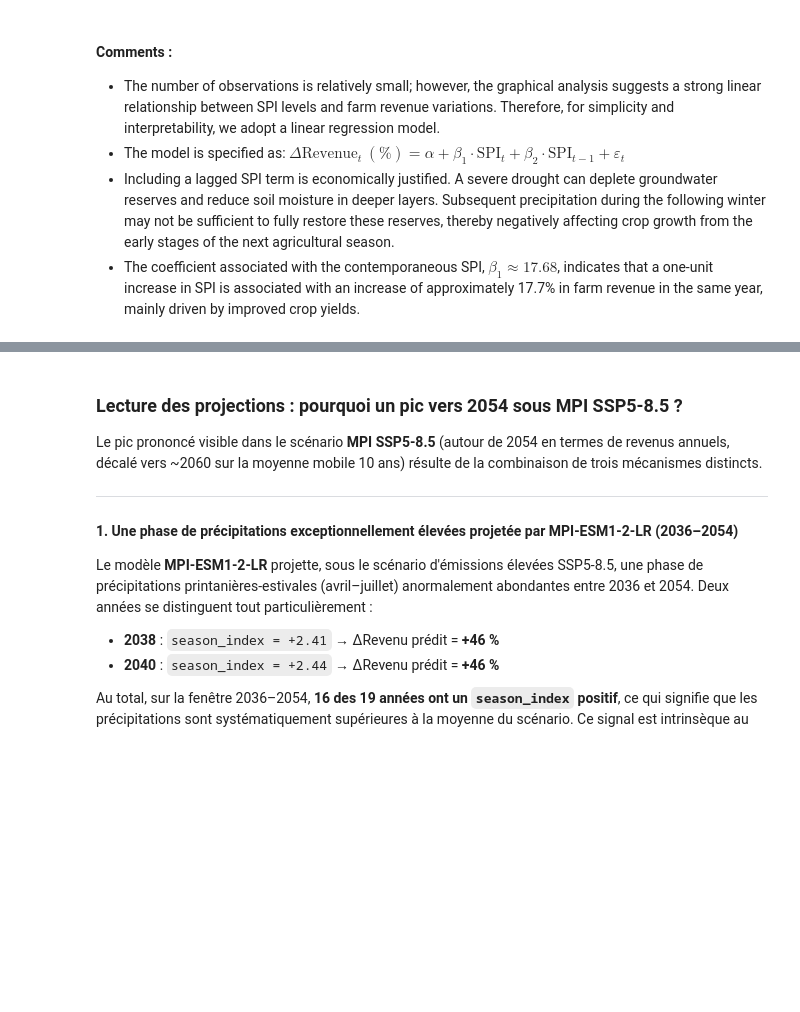
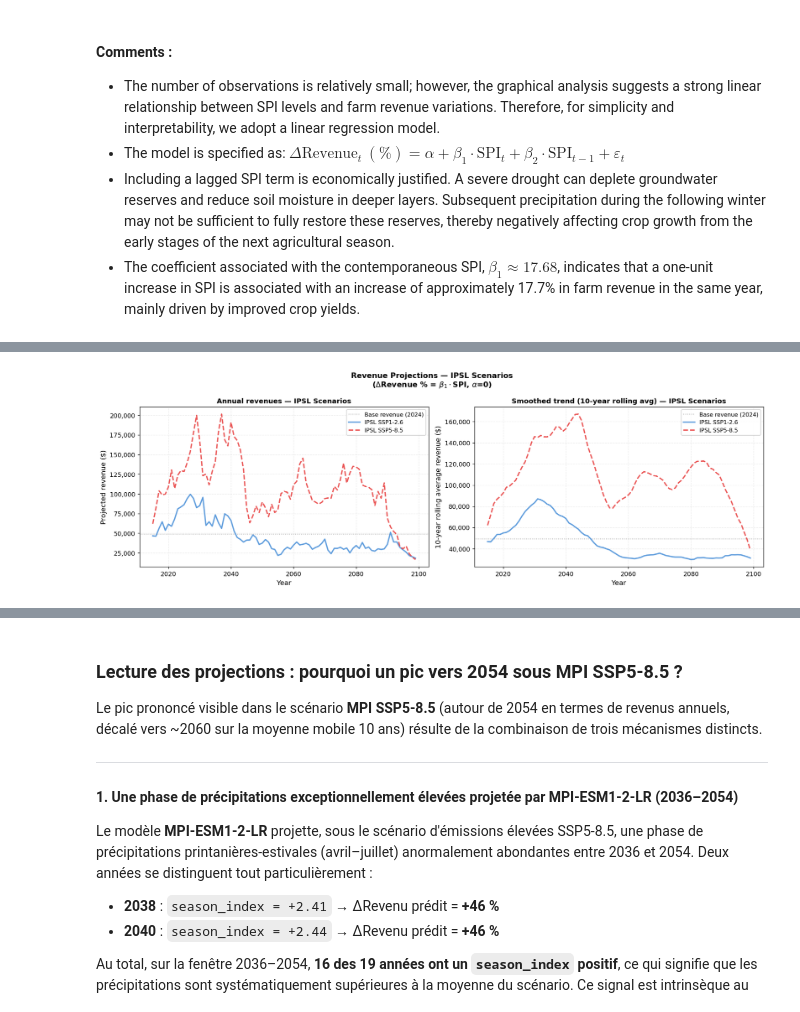
Before and after one commit to lochardi/GreenFinance, a Jupyter notebook: main final.ipynb, the cells around one changed output, grey strips where cells are left out. Saved outputs shown, nothing was run; the diff lists cells and outputs as text; code cells hidden in the pictures; blank space fills up the shorter version.

```diff
--- a/main final.ipynb
+++ b/main final.ipynb
@@ -1118,42 +1118,36 @@ import pandas as pd
 import matplotlib.pyplot as plt
 
 # ─────────────────────────────────────────────────────────────
-# COEFFICIENTS DU MODÈLE M7
+# MODEL M7 COEFFICIENTS
 # ─────────────────────────────────────────────────────────────
 alpha   = m7.params["const"]
-beta1   = m7.params["SPI"]        # effet SPI courant
-beta2   = m7.params["SPI_lag1"]   # effet SPI année précédente
+beta1   = m7.params["SPI"]        # current SPI effect
 
-# Revenu de départ : dernière valeur observée dans flows
+# Starting revenue: last observed value in flows
 revenue_base = flows.sort_values("date")["Revenue"].iloc[-1]
 year_base    = int(flows.sort_values("date")["date"].iloc[-1])
 
-print(f"Coefficients M7 : α={alpha:.3f}  β₁(SPI)={beta1:.3f}  β₂(SPI_lag1)={beta2:.3f}")
-print(f"Revenu de départ ({year_base}) : {revenue_base:,.0f} $")
+print(f"M7 Coefficients: α={alpha:.3f}  β₁(SPI)={beta1:.3f}")
+print(f"Base revenue ({year_base}): {revenue_base:,.0f} $")
 print()
-print("Note : α est exclu des projections. La constante capture la croissance")
-print("tendancielle historique (prix, productivité) qui n'est pas modélisée")
-print("par le SPI. L'inclure sur 80 ans génèrerait un biais exponentiel.")
-print("Seule la composante climatique β₁·SPI + β₂·SPI_lag1 est appliquée.\n")
+print("Note: α is excluded from projections. The intercept captures historical")
+print("growth trends (prices, productivity) not modelled by SPI.")
+print("Including it over 80 years would generate an exponential bias.")
+print("Only the climate component β₁·SPI is applied.\n")
 
 # ─────────────────────────────────────────────────────────────
-# PROJECTION POUR CHAQUE SCÉNARIO
+# PROJECTION FOR EACH SCENARIO
 # ─────────────────────────────────────────────────────────────
 scenarios = {
     "IPSL SSP1-2.6": SPI_ipsl_ssp126_index,
     "IPSL SSP5-8.5": SPI_ipsl_ssp585_index,
-    "MPI  SSP1-2.6": SPI_mpi_ssp126_index,
-    "MPI  SSP5-8.5": SPI_mpi_ssp585_index,
 }
-
 
 projections = {}
 
 for name, sc in scenarios.items():
     sc = sc.sort_values("date").reset_index(drop=True).copy()
-    sc["spi_lag1"] = sc["SPI"].shift(1)
-    sc = sc.dropna(subset=["spi_lag1"]).copy()
-    sc["dRevenue_pred"] = beta1 * sc["SPI"] + beta2 * sc["spi_lag1"]
+    sc["dRevenue_pred"] = beta1 * sc["SPI"]
     revenues = [revenue_base]
     for dr in sc["dRevenue_pred"].values:
         revenues.append(revenues[-1] * (1 + dr / 100))
@@ -1161,9 +1155,9 @@ for name, sc in scenarios.items():
     projections[name] = sc
 
 # ─────────────────────────────────────────────────────────────
-# TABLEAU RÉCAPITULATIF PAR DÉCENNIE
+# SUMMARY TABLE BY DECADE
 # ─────────────────────────────────────────────────────────────
-print(f"{'Scénario':<20} {'2030–2039':>12} {'2040–2049':>12} {'2050–2059':>12} {'2060–2069':>12} {'2070–2099':>12}")
+print(f"{'Scenario':<20} {'2030–2039':>12} {'2040–2049':>12} {'2050–2059':>12} {'2060–2069':>12} {'2070–2099':>12}")
 print("─" * 74)
 for name, sc in projections.items():
     periods = [(2030, 2039), (2040, 2049), (2050, 2059), (2060, 2069), (2070, 2099)]
@@ -1175,7 +1169,7 @@ for name, sc in projections.items():
     print(row)
 
 # ─────────────────────────────────────────────────────────────
-# COULEURS ET STYLES
+# COLORS AND STYLES
 # ─────────────────────────────────────────────────────────────
 colors_sc = {
     "IPSL SSP1-2.6": "#4A90D9",
@@ -1185,10 +1179,10 @@ colors_sc = {
 }
 
 def plot_scenario_panel(ax_raw, ax_roll, names, title_suffix):
-    """Trace revenus bruts et moyenne mobile pour un sous-ensemble de scénarios."""
+    """Plot raw revenues and rolling average for a subset of scenarios."""
     for ax, use_rolling in [(ax_raw, False), (ax_roll, True)]:
         ax.axhline(revenue_base, color="gray", linewidth=1.2, linestyle=":",
-                   alpha=0.7, label=f"Revenu base ({year_base})")
+                   alpha=0.7, label=f"Base revenue ({year_base})")
         for name in names:
             sc = projections[name]
             if use_rolling:
@@ -1200,51 +1194,32 @@ def plot_scenario_panel(ax_raw, ax_roll, names, title_suffix):
             ls = "--" if "SSP5" in name else "-"
             ax.plot(x, y, linewidth=2, alpha=0.9,
                     color=colors_sc[name], linestyle=ls, label=name)
-        ax.set_xlabel("Année", fontsize=11)
+        ax.set_xlabel("Year", fontsize=11)
         ax.grid(True, alpha=0.25, linestyle="--")
         ax.legend(fontsize=9, framealpha=0.9)
         ax.yaxis.set_major_formatter(plt.FuncFormatter(lambda v, _: f"{v:,.0f}"))
 
-    ax_raw.set_ylabel("Revenu projeté ($)", fontsize=11)
-    ax_raw.set_title(f"Revenus annuels — {title_suffix}", fontsize=11, fontweight="bold")
-    ax_roll.set_ylabel("Revenu moyen mobile 10 ans ($)", fontsize=11)
-    ax_roll.set_title(f"Tendance lissée (moy. mobile 10 ans) — {title_suffix}", fontsize=11, fontweight="bold")
+    ax_raw.set_ylabel("Projected revenue ($)", fontsize=11)
+    ax_raw.set_title(f"Annual revenues — {title_suffix}", fontsize=11, fontweight="bold")
+    ax_roll.set_ylabel("10-year rolling average revenue ($)", fontsize=11)
+    ax_roll.set_title(f"Smoothed trend (10-year rolling avg) — {title_suffix}", fontsize=11, fontweight="bold")
 
 # ─────────────────────────────────────────────────────────────
-# FIGURE 1 : SCÉNARIOS IPSL
+# FIGURE 1 : IPSL SCENARIOS
 # ─────────────────────────────────────────────────────────────
 fig1, axes1 = plt.subplots(1, 2, figsize=(15, 5), dpi=130)
 plot_scenario_panel(
     axes1[0],
     axes1[1],
     ["IPSL SSP1-2.6", "IPSL SSP5-8.5"],
-    "Scénarios IPSL"
+    "IPSL Scenarios"
 )
 fig1.suptitle(
-    "Projection des revenus — Scénarios IPSL\n"
-    r"($\Delta$Revenue % = $\beta_1 \cdot$SPI + $\beta_2 \cdot$SPI_lag1, $\alpha$=0)",
+    "Revenue Projections — IPSL Scenarios\n"
+    r"($\Delta$Revenue % = $\beta_1 \cdot$SPI, $\alpha$=0)",
     fontsize=12,
     fontweight="bold"
 )
 plt.tight_layout()
 plt.show()
-
-# ─────────────────────────────────────────────────────────────
-# FIGURE 2 : SCÉNARIOS MPI
-# ─────────────────────────────────────────────────────────────
-fig2, axes2 = plt.subplots(1, 2, figsize=(15, 5), dpi=130)
-plot_scenario_panel(
-    axes2[0],
-    axes2[1],
-    ["MPI  SSP1-2.6", "MPI  SSP5-8.5"],
-    "Scénarios MPI"
-)
-fig2.suptitle(
-    "Projection des revenus — Scénarios MPI\n"
-    r"($\Delta$Revenue % = $\beta_1 \cdot$SPI + $\beta_2 \cdot$SPI_lag1, $\alpha$=0)",
-    fontsize=12,
-    fontweight="bold"
-)
-plt.tight_layout()
-plt.show()
 # %% [output]
@@ -1252,3 +1238,4 @@ KeyError: 'SPI_lag1'
+[figure, added]
 # %%
 
 import numpy as np
```
Also changed, not shown: parts of 4 cells of this notebook.
